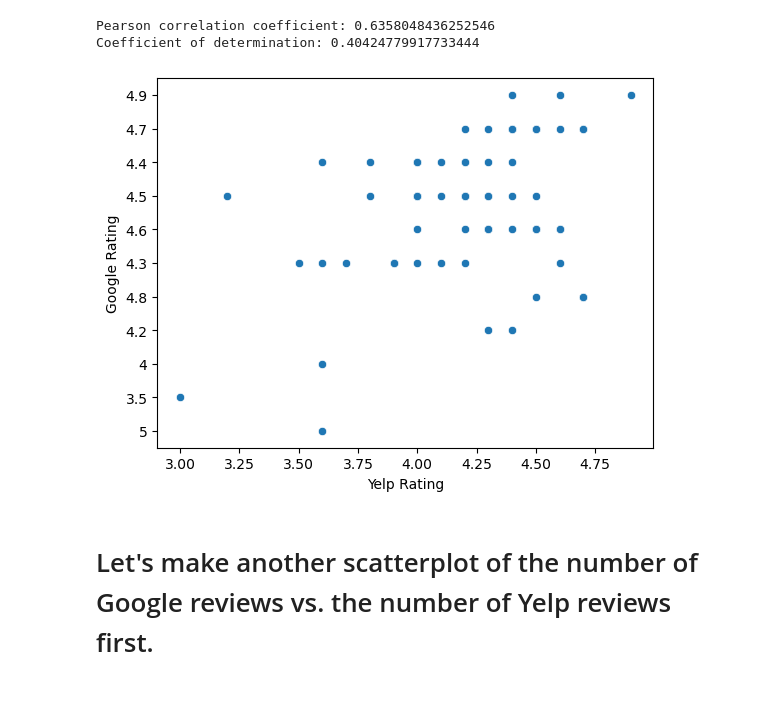
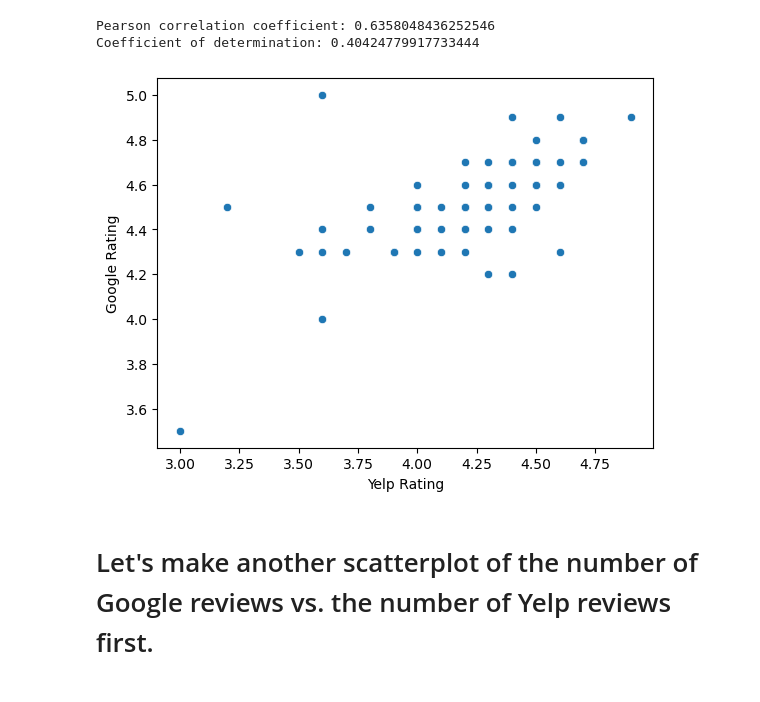
Before and after one commit to EthanCarter-ccic/AI, a Jupyter notebook: Semester 1/DenverFood.ipynb, the cells around one changed output. Cells and saved outputs as stored; diff of their text form; code cells hidden in the pictures.

```diff
--- a/Semester 1/DenverFood.ipynb
+++ b/Semester 1/DenverFood.ipynb
@@ -6,22 +9,23 @@
 # %%
 import pandas as pd
 import numpy as np
 import seaborn as sns
 import matplotlib.pyplot as plt
 
 ramen_df = pd.read_csv("ramen.csv").drop(0).reset_index(drop=True)
 ramen_df["Google Reviews"] = pd.to_numeric(ramen_df["Google Reviews"], errors="coerce")
+ramen_df["Google Rating"] = pd.to_numeric(ramen_df["Google Rating"], errors="coerce")
 
 r = ramen_df['Google Rating'].corr(ramen_df['Yelp Rating'])
 print("Pearson correlation coefficient:", r)
 print("Coefficient of determination:", r**2)
 
 sns.scatterplot(x="Yelp Rating", y="Google Rating", data=ramen_df)
 plt.show()
 # %% [output]
 Pearson correlation coefficient: 0.6358048436252546
 Coefficient of determination: 0.40424779917733444
-[figure, old version]
+[figure, new version]
 # %% [markdown]
 # Let's make another scatterplot of the number of Google reviews vs. the number of Yelp reviews first.
 # An unusual amount of either of these indicates something very abnormal with our values (e.g. botting or internal server error).
```
Also changed, not shown: parts of 9 cells of this notebook.
